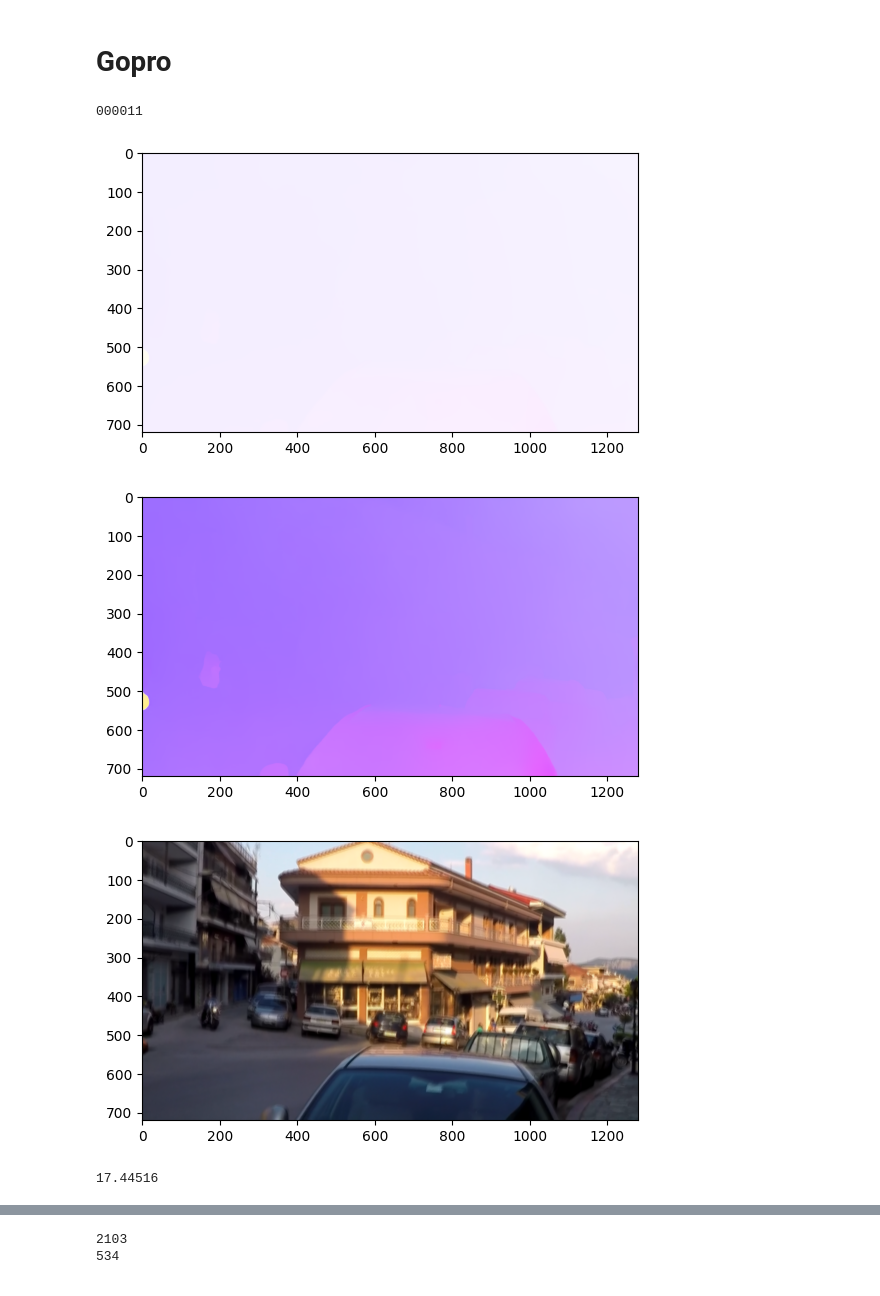
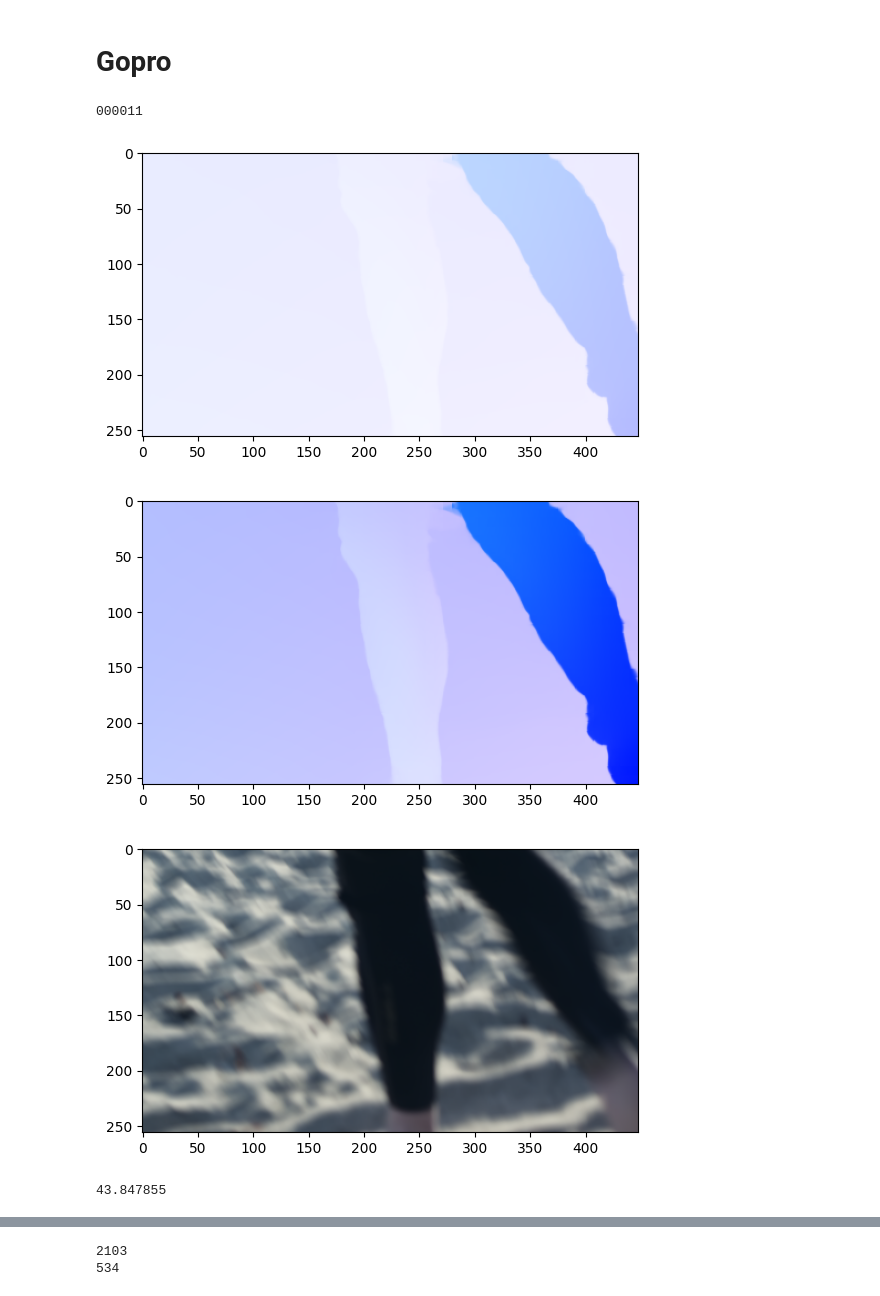
Before and after one commit to JuWanMaeng/Diffuse_Blur_to_Event, a Jupyter notebook: check_max_flow.ipynb, the cells around one changed output, grey strips where cells are left out. Drawn from its saved outputs; the diff is of its cells as text; code cells hidden in the pictures.

```diff
--- a/check_max_flow.ipynb
+++ b/check_max_flow.ipynb
@@ -60,37 +68,37 @@ from PIL import Image
 import numpy as np
 import cv2
 # %%
-gopro_path = '/workspace/data/Gopro_my/train'
+gopro_path = '/workspace/data/vimeo/train'
 gopro_folder = os.listdir(gopro_path)
 gopro_folder.sort()
 
 for scene in gopro_folder[10:]:
     print(scene)
     flow_path = os.path.join(gopro_path,scene,'flow/flows',f'{scene}.flo')
     flow = flow_read(flow_path)
     flow_rgb = flow_to_rgb(flow,flow_max_radius=150)
     flow_rgb_2 = flow_to_rgb(flow)
 
     tt = Image.fromarray(flow_rgb)
-    tt.save('ttt.png')
+
     blur_img = os.path.join(gopro_path,scene,'blur',f'{scene}.png')
     blur = Image.open(blur_img)
     plt.imshow(flow_rgb)
     plt.show()
     plt.imshow(flow_rgb_2)
     plt.show()
     plt.imshow(blur)
     plt.show()
 
     complex_flow = flow[..., 0] + 1j * flow[..., 1]
     complex_flow, nan_mask = replace_nans(complex_flow)
     radius, angle = np.abs(complex_flow), np.angle(complex_flow)
     flow_max_radius = np.max(radius)
     print(flow_max_radius)
     break
 # %% [output]
 000011
-[figure, old version]
+[figure, new version]
-[figure, old version]
+[figure, new version]
-[figure, old version]
+[figure, new version]
-17.44516
+43.847855
```
Also changed, not shown: parts of 3 cells of this notebook, 1 other file.
